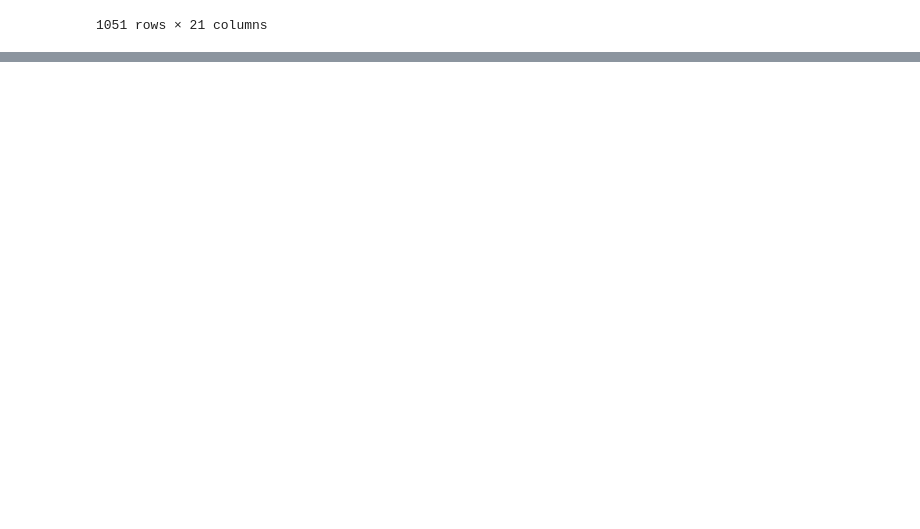
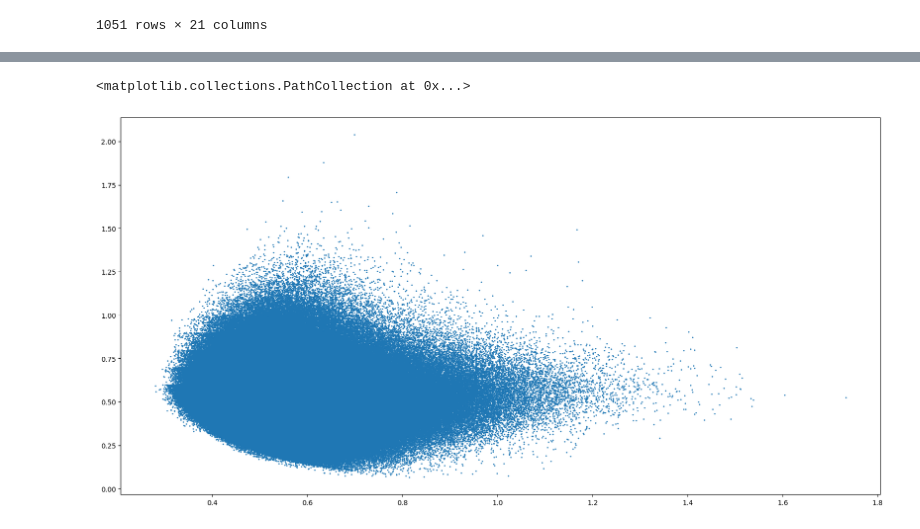
Before and after one commit to EmileD123/M2_Internship_clusters_cross_X_optical, a Jupyter notebook: Test cross-matching/cross_matching_X_optique_tol_ang_fixe.ipynb, the cells around one changed output, grey strips where cells are left out. Saved outputs shown, nothing was run; the diff lists cells and outputs as text; code cells hidden in the pictures; blank space fills up the shorter version.

```diff
--- a/Test cross-matching/cross_matching_X_optique_tol_ang_fixe.ipynb
+++ b/Test cross-matching/cross_matching_X_optique_tol_ang_fixe.ipynb
@@ -799,0 +802,6 @@ table_optique_associated_3D_selected_suspect
+# %%
+Ngal = np.array(table_optique['Ngal'])
+lam500 = np.array(table_optique['lam500'])
+r500 = np.array(table_optique['r500'])
+z = np.array(table_optique['zCl'])
+M500 = np.array(table_optique['M500'])
@@ -799,0 +839,6 @@ table_optique_associated_3D_selected_suspect
+# %%
+plt.figure(figsize=(20, 10))
+plt.scatter(r500,Ngal/lam500,s=1)
+# %% [output]
+<matplotlib.collections.PathCollection at 0x...>
+[figure, added]
```
Also changed, not shown: parts of 7 cells of this notebook, 1 other file.
